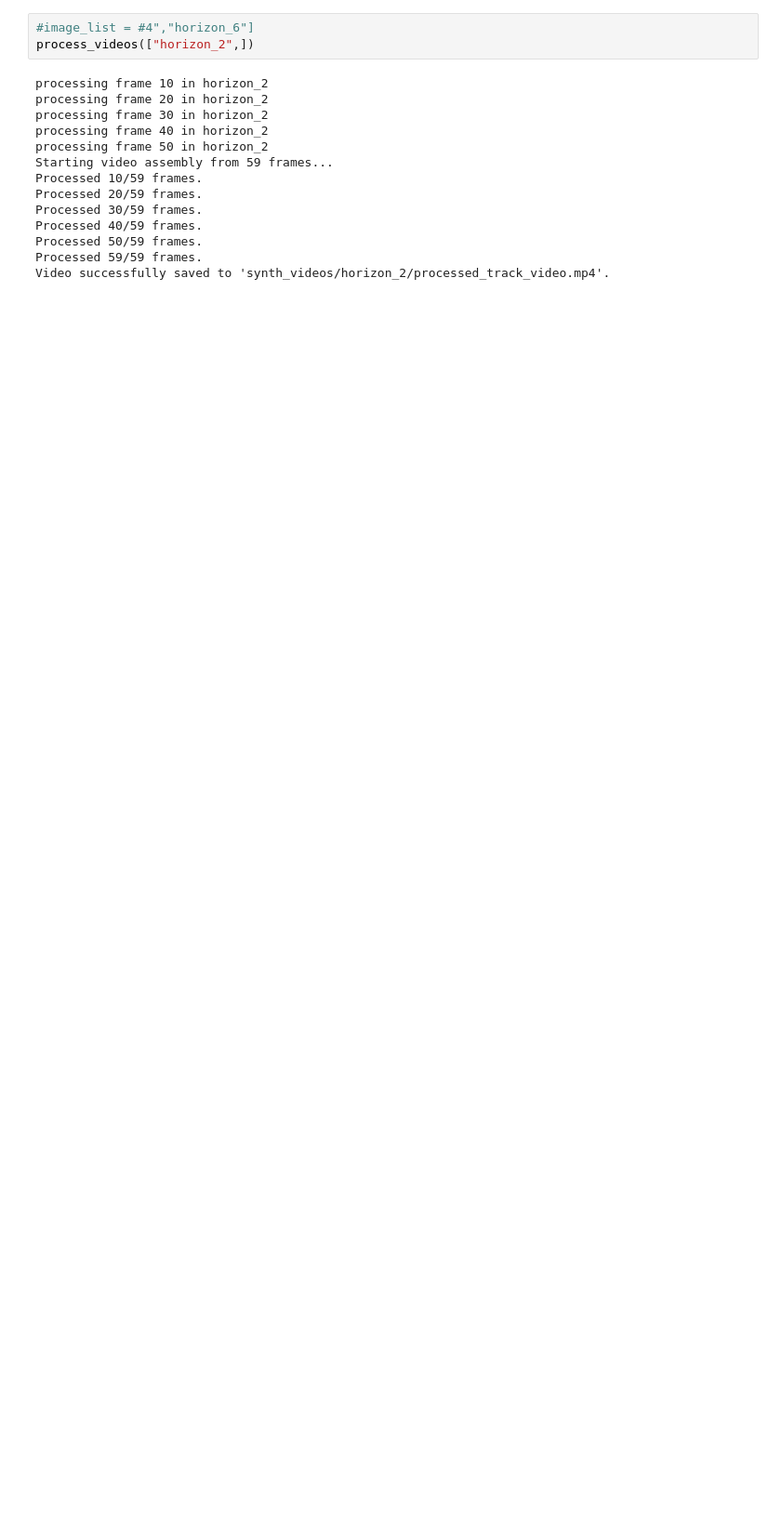
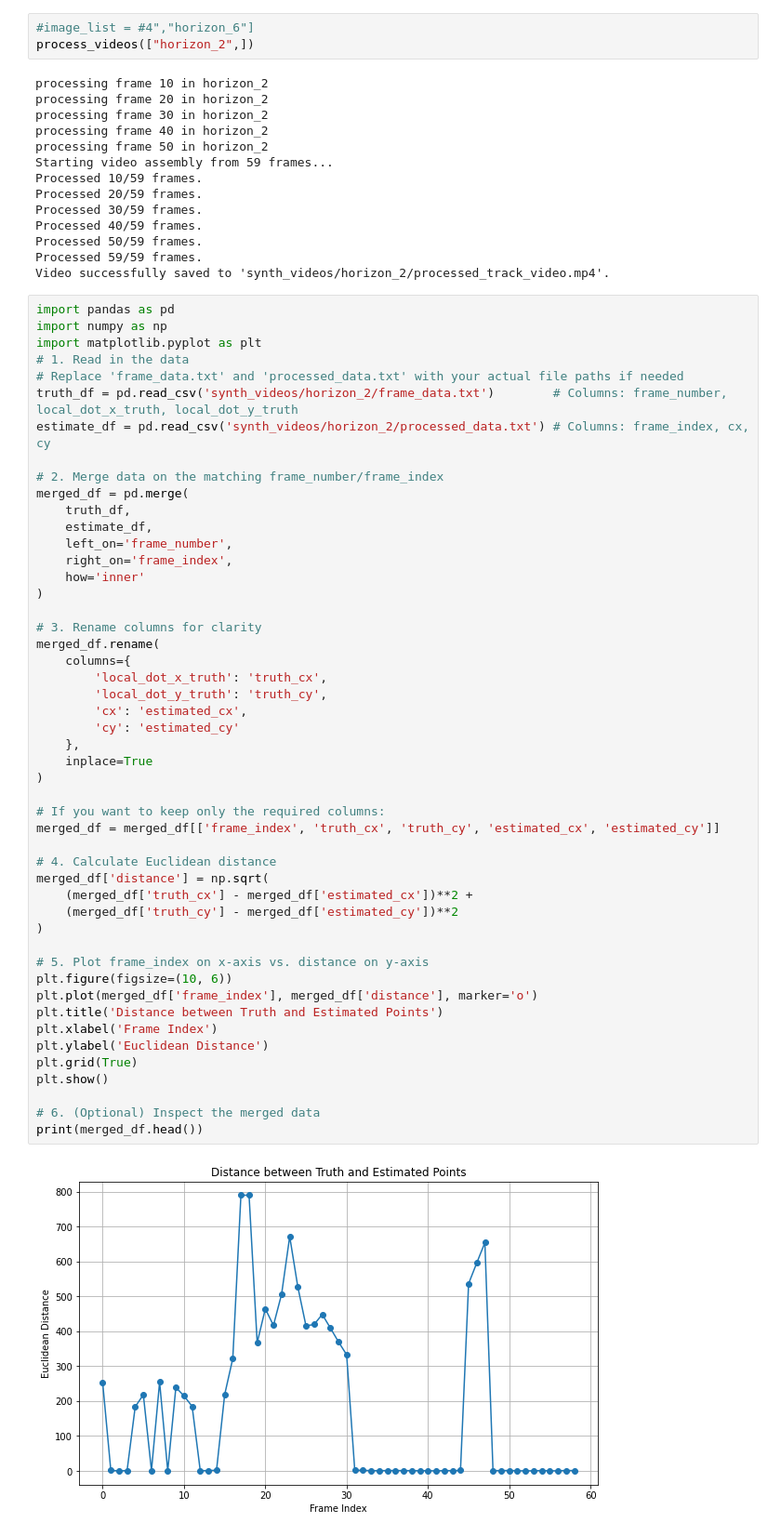
Before and after one commit to robertej19/aiguess, a Jupyter notebook: image_processing/detection.ipynb, the cells around one changed output. Shown at 93% size. Cells and saved outputs as stored; diff of their text form; blank space fills up the shorter version.

```diff
--- a/image_processing/detection.ipynb
+++ b/image_processing/detection.ipynb
@@ -550,3 +411,54 @@ Processed 40/59 frames.
 Processed 50/59 frames.
 Processed 59/59 frames.
 Video successfully saved to 'synth_videos/horizon_2/processed_track_video.mp4'.
+# %%
+import pandas as pd
+import numpy as np
+import matplotlib.pyplot as plt
+# 1. Read in the data
+# Replace 'frame_data.txt' and 'processed_data.txt' with your actual file paths if needed
+truth_df = pd.read_csv('synth_videos/horizon_2/frame_data.txt')        # Columns: frame_number, local_dot_x_truth, local_dot_y_truth
+estimate_df = pd.read_csv('synth_videos/horizon_2/processed_data.txt') # Columns: frame_index, cx, cy
+
+# 2. Merge data on the matching frame_number/frame_index
+merged_df = pd.merge(
+    truth_df,
+    estimate_df,
+    left_on='frame_number',
+    right_on='frame_index',
+    how='inner'
+)
+
+# 3. Rename columns for clarity
+merged_df.rename(
+    columns={
+        'local_dot_x_truth': 'truth_cx',
+        'local_dot_y_truth': 'truth_cy',
+        'cx': 'estimated_cx',
+        'cy': 'estimated_cy'
+    },
+    inplace=True
+)
+
+# If you want to keep only the required columns:
+merged_df = merged_df[['frame_index', 'truth_cx', 'truth_cy', 'estimated_cx', 'estimated_cy']]
+
+# 4. Calculate Euclidean distance
+merged_df['distance'] = np.sqrt(
+    (merged_df['truth_cx'] - merged_df['estimated_cx'])**2 +
+    (merged_df['truth_cy'] - merged_df['estimated_cy'])**2
+)
+
+# 5. Plot frame_index on x-axis vs. distance on y-axis
+plt.figure(figsize=(10, 6))
+plt.plot(merged_df['frame_index'], merged_df['distance'], marker='o')
+plt.title('Distance between Truth and Estimated Points')
+plt.xlabel('Frame Index')
+plt.ylabel('Euclidean Distance')
+plt.grid(True)
+plt.show()
+
+# 6. (Optional) Inspect the merged data
+print(merged_df.head())
+# %% [output]
+[figure, added]
```
Also changed, not shown: parts of 7 cells of this notebook, 10 other files.
